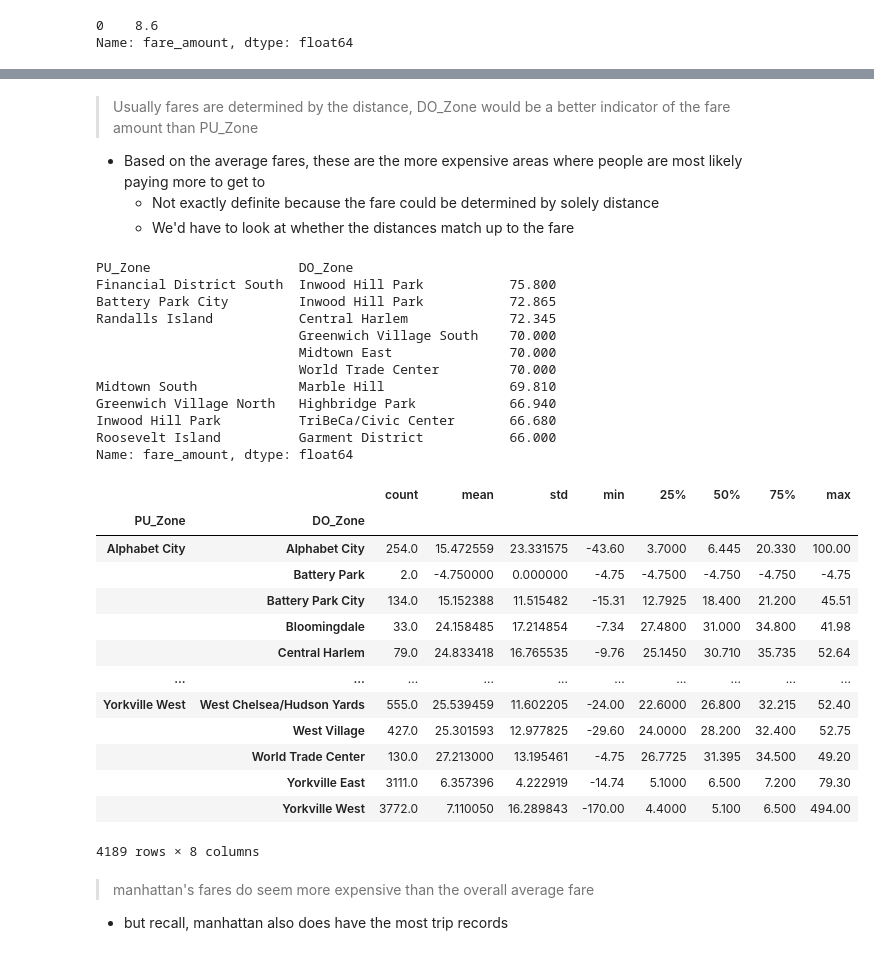
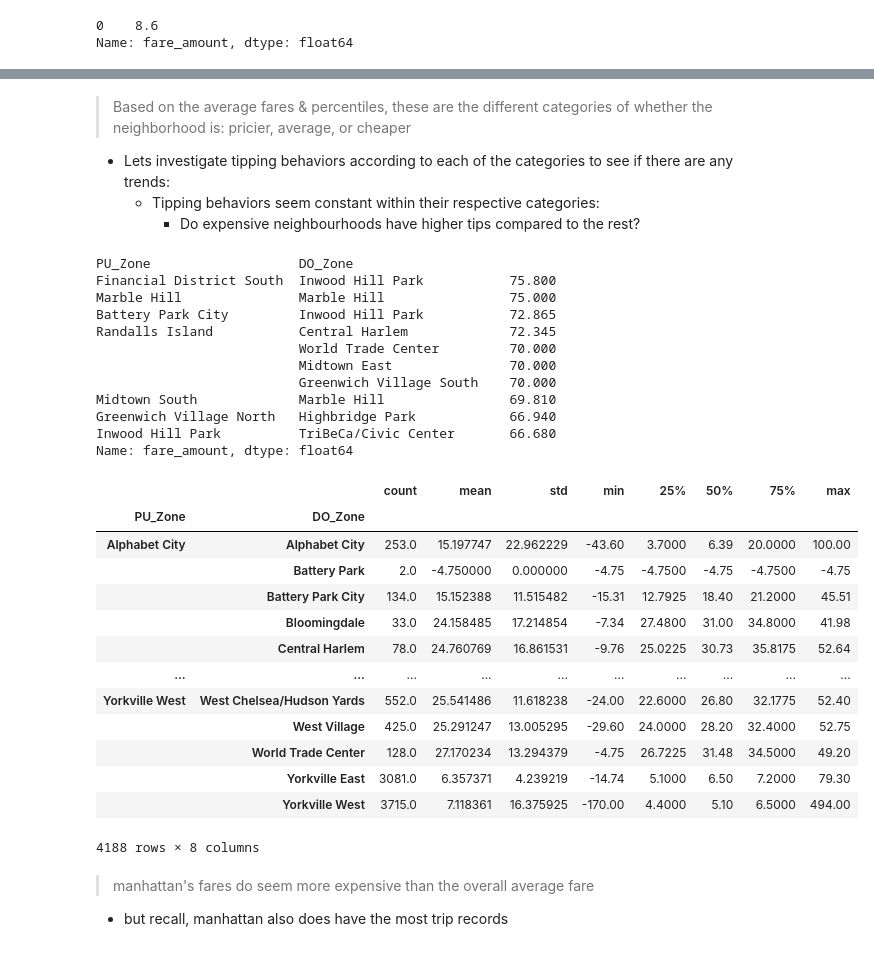
Before and after one commit to jjen1/nyc-taxis-trends, a Jupyter notebook: notebooks/yellow_taxis_eda.ipynb, the cells around one changed output, grey strips where cells are left out. Cells and saved outputs as stored; diff of their text form; code cells hidden in the pictures.

Commit message:
updated data_utils, location section wip

```diff
--- a/notebooks/yellow_taxis_eda.ipynb
+++ b/notebooks/yellow_taxis_eda.ipynb
@@ -902,41 +968,47 @@ Name: fare_amount, dtype: float64
 # %% [markdown]
-> Usually fares are determined by the distance, DO_Zone would be a better indicator of the fare amount than PU_Zone
-* Based on the average fares, these are the more expensive areas where people are most likely paying more to get to
-  * Not exactly definite because the fare could be determined by solely distance
-  * We'd have to look at whether the distances match up to the fare
+> Based on the average fares & percentiles, these are the different categories of whether the neighborhood is: pricier, average, or cheaper
+* Lets investigate tipping behaviors according to each of the categories to see if there are any trends:
+  * Tipping behaviors seem constant within their respective categories:
+    * Do expensive neighbourhoods have higher tips compared to the rest?
 # %%
+# tipping behavior in Manhattan
+# first, we need to filter out the cancelled rides to get accurate aggregations, but we will keep the negative fares for tipping behavior since those values still contribute to tipping behavior regardless of input error
 
-manhattan.groupby(['PU_Zone','DO_Zone'])['fare_amount'].mean().sort_values(ascending=False).head(10)  # average fare amount by PU_Zone
+canceled_rides = identify_cancelled_rides(manhattan)
+matched_idx = canceled_rides.index # get the index of the matched pairs (from the merged DataFrame)
+manhattan_tip_behavior = manhattan[~manhattan.index.isin(matched_idx)] # filtering out cancelled rides
+
+manhattan_tip_behavior.groupby(['PU_Zone','DO_Zone'])['fare_amount'].mean().sort_values(ascending=False).head(10)  # average fare amount by PU_Zone
 # %% [output]
 PU_Zone                   DO_Zone
 Financial District South  Inwood Hill Park           75.800
+Marble Hill               Marble Hill                75.000
 Battery Park City         Inwood Hill Park           72.865
 Randalls Island           Central Harlem             72.345
+                          World Trade Center         70.000
+                          Midtown East               70.000
                           Greenwich Village South    70.000
-                          Midtown East               70.000
-                          World Trade Center         70.000
 Midtown South             Marble Hill                69.810
 Greenwich Village North   Highbridge Park            66.940
 Inwood Hill Park          TriBeCa/Civic Center       66.680
-Roosevelt Island          Garment District           66.000
 Name: fare_amount, dtype: float64
 # %%
-manhattan.groupby(['PU_Zone','DO_Zone'])['fare_amount'].describe()
+manhattan_tip_behavior.groupby(['PU_Zone','DO_Zone'])['fare_amount'].describe()
 # %% [output]
 |  |  | count | mean | std | min | 25% | 50% | 75% | max |
 | PU_Zone | DO_Zone |  |  |  |  |  |  |  |  |
-| Alphabet City | Alphabet City | 254.0 | 15.472559 | 23.331575 | -43.60 | 3.7000 | 6.445 | 20.330 | 100.00 |
-|  | Battery Park | 2.0 | -4.750000 | 0.000000 | -4.75 | -4.7500 | -4.750 | -4.750 | -4.75 |
-|  | Battery Park City | 134.0 | 15.152388 | 11.515482 | -15.31 | 12.7925 | 18.400 | 21.200 | 45.51 |
-|  | Bloomingdale | 33.0 | 24.158485 | 17.214854 | -7.34 | 27.4800 | 31.000 | 34.800 | 41.98 |
-|  | Central Harlem | 79.0 | 24.833418 | 16.765535 | -9.76 | 25.1450 | 30.710 | 35.735 | 52.64 |
+| Alphabet City | Alphabet City | 253.0 | 15.197747 | 22.962229 | -43.60 | 3.7000 | 6.39 | 20.0000 | 100.00 |
+|  | Battery Park | 2.0 | -4.750000 | 0.000000 | -4.75 | -4.7500 | -4.75 | -4.7500 | -4.75 |
+|  | Battery Park City | 134.0 | 15.152388 | 11.515482 | -15.31 | 12.7925 | 18.40 | 21.2000 | 45.51 |
+|  | Bloomingdale | 33.0 | 24.158485 | 17.214854 | -7.34 | 27.4800 | 31.00 | 34.8000 | 41.98 |
+|  | Central Harlem | 78.0 | 24.760769 | 16.861531 | -9.76 | 25.0225 | 30.73 | 35.8175 | 52.64 |
 | ... | ... | ... | ... | ... | ... | ... | ... | ... | ... |
-| Yorkville West | West Chelsea/Hudson Yards | 555.0 | 25.539459 | 11.602205 | -24.00 | 22.6000 | 26.800 | 32.215 | 52.40 |
-|  | West Village | 427.0 | 25.301593 | 12.977825 | -29.60 | 24.0000 | 28.200 | 32.400 | 52.75 |
-|  | World Trade Center | 130.0 | 27.213000 | 13.195461 | -4.75 | 26.7725 | 31.395 | 34.500 | 49.20 |
-|  | Yorkville East | 3111.0 | 6.357396 | 4.222919 | -14.74 | 5.1000 | 6.500 | 7.200 | 79.30 |
-|  | Yorkville West | 3772.0 | 7.110050 | 16.289843 | -170.00 | 4.4000 | 5.100 | 6.500 | 494.00 |
+| Yorkville West | West Chelsea/Hudson Yards | 552.0 | 25.541486 | 11.618238 | -24.00 | 22.6000 | 26.80 | 32.1775 | 52.40 |
+|  | West Village | 425.0 | 25.291247 | 13.005295 | -29.60 | 24.0000 | 28.20 | 32.4000 | 52.75 |
+|  | World Trade Center | 128.0 | 27.170234 | 13.294379 | -4.75 | 26.7225 | 31.48 | 34.5000 | 49.20 |
+|  | Yorkville East | 3081.0 | 6.357371 | 4.239219 | -14.74 | 5.1000 | 6.50 | 7.2000 | 79.30 |
+|  | Yorkville West | 3715.0 | 7.118361 | 16.375925 | -170.00 | 4.4000 | 5.10 | 6.5000 | 494.00 |
-4189 rows × 8 columns
+4188 rows × 8 columns
 # %% [markdown]
 > manhattan's fares do seem more expensive than the overall average fare
 * but recall, manhattan also does have the most trip records
```
Also changed, not shown: parts of 24 cells of this notebook, 1 other file.
